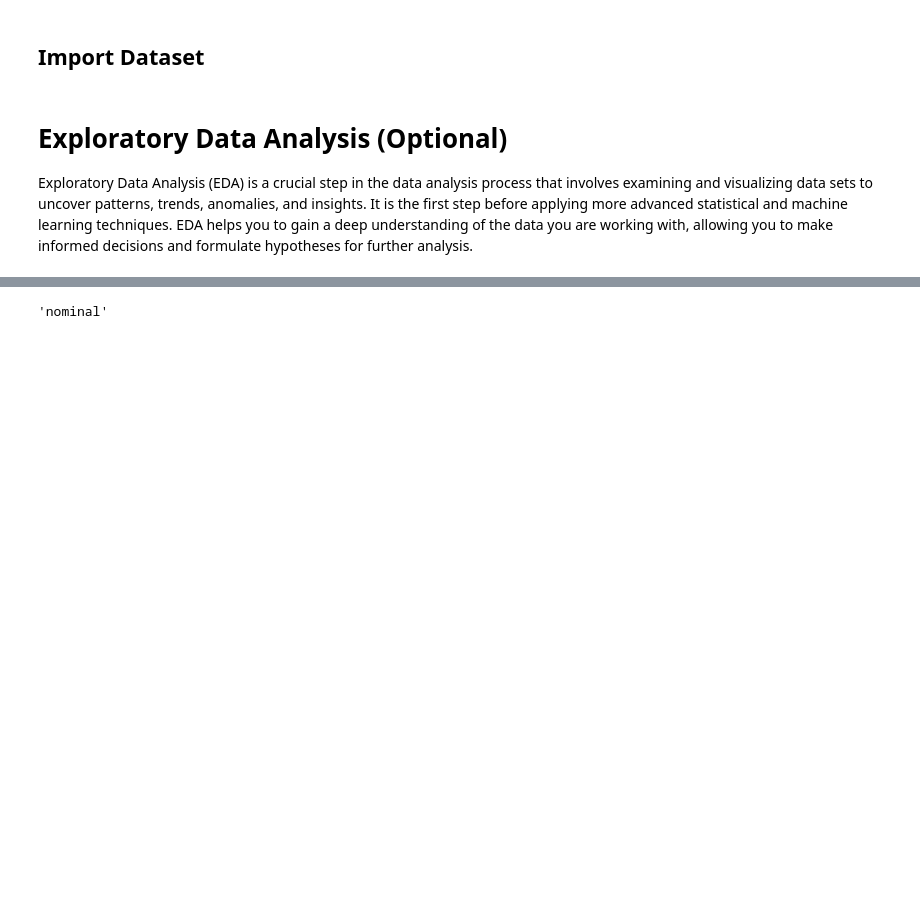
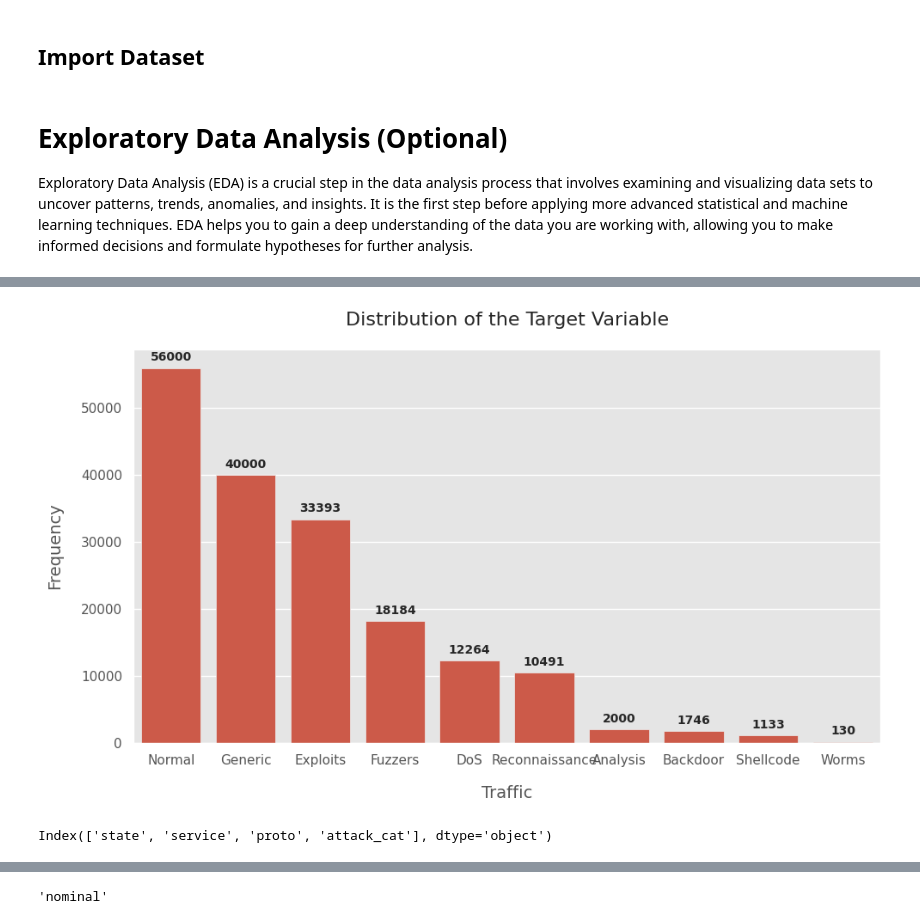
Before and after one commit to HaydarChan/Tubes2_IF3170_LearningTinCan, a Jupyter notebook: src/Learning_Tin_Can.ipynb, the cells around one changed output, grey strips where cells are left out. Saved outputs shown, nothing was run; the diff lists cells and outputs as text; code cells hidden in the pictures; blank space fills up the shorter version.

```diff
--- a/src/Learning_Tin_Can.ipynb
+++ b/src/Learning_Tin_Can.ipynb
@@ -28,0 +59,8 @@ unsw_nb15 = pd.read_csv('./test/UNSW-NB15_features-modified.csv')
+# %%
+additional_train = pd.read_csv('https://drive.google.com/uc?id=1DEkpApxAm1OfN2H0XceJtylTIj0NmmzZ')
+basic_train = pd.read_csv('https://drive.google.com/uc?id=10u-yWhXaYHjRfF16Hgmay8__ZCAhuCy2')
+content_train = pd.read_csv('https://drive.google.com/uc?id=1oq02jSwLbk7bTjJineWKnjrelVsTDo3U')
+flow_train = pd.read_csv('https://drive.google.com/uc?id=1Iou8wB2ZA-i_qTa3HzIl-95_tCSM6P9I')
+time_train = pd.read_csv('https://drive.google.com/uc?id=14PR-LubN3vhmGZThMB2TUPYjzDIEVSn6')
+label_train = pd.read_csv('https://drive.google.com/uc?id=1dMTiXNHgPczPl7F1bQFp6N6ZtNFkN3x4')
+unsw_nb15_train = pd.read_csv('https://drive.google.com/uc?id=1bFyDZEhCVWg7E9WXmTc8m5klIMQm7ipR')
@@ -32,0 +217,7 @@ Exploratory Data Analysis (EDA) is a crucial step in the data analysis process t
+# %%
+df_train = pd.merge(additional_train, basic_train, on='id')
+df_train = pd.merge(df_train, content_train, on='id')
+df_train = pd.merge(df_train, flow_train, on='id')
+df_train = pd.merge(df_train, time_train, on='id')
+df_train = pd.merge(df_train, label_train, on='id')
+df_train.head(20)
@@ -32,0 +384,31 @@ Exploratory Data Analysis (EDA) is a crucial step in the data analysis process t
+# %%
+import matplotlib.pyplot as plt
+import seaborn as sns
+
+# Set up the figure size and palette
+plt.figure(figsize=(10, 6))
+
+# Use a custom palette for the countplot
+
+# Create the countplot
+count_plot = sns.countplot(data=df_train, x=LABEL)
+
+# Add title and labels
+plt.title('Distribution of the Target Variable', fontsize=16, pad=20)
+plt.xlabel('Traffic', fontsize=14, labelpad=15)
+plt.ylabel('Frequency', fontsize=14, labelpad=15)
+
+# Add the count numbers on top of each bar
+for p in count_plot.patches:
+    count_plot.annotate(f'{int(p.get_height())}',
+                        (p.get_x() + p.get_width() / 2., p.get_height()),
+                        ha = 'center', va = 'center',
+                        xytext = (0, 9),
+                        textcoords = 'offset points',
+                        fontweight='bold')
+
+# Show the plot
+plt.tight_layout()
+plt.show()
+# %% [output]
+[figure, added]
@@ -32,0 +426,4 @@ Exploratory Data Analysis (EDA) is a crucial step in the data analysis process t
+# %%
+print(df_train.select_dtypes(include='object').columns)
+# %% [output]
+Index(['state', 'service', 'proto', 'attack_cat'], dtype='object')
```
Also changed, not shown: parts of 82 cells of this notebook, 1 other file.
